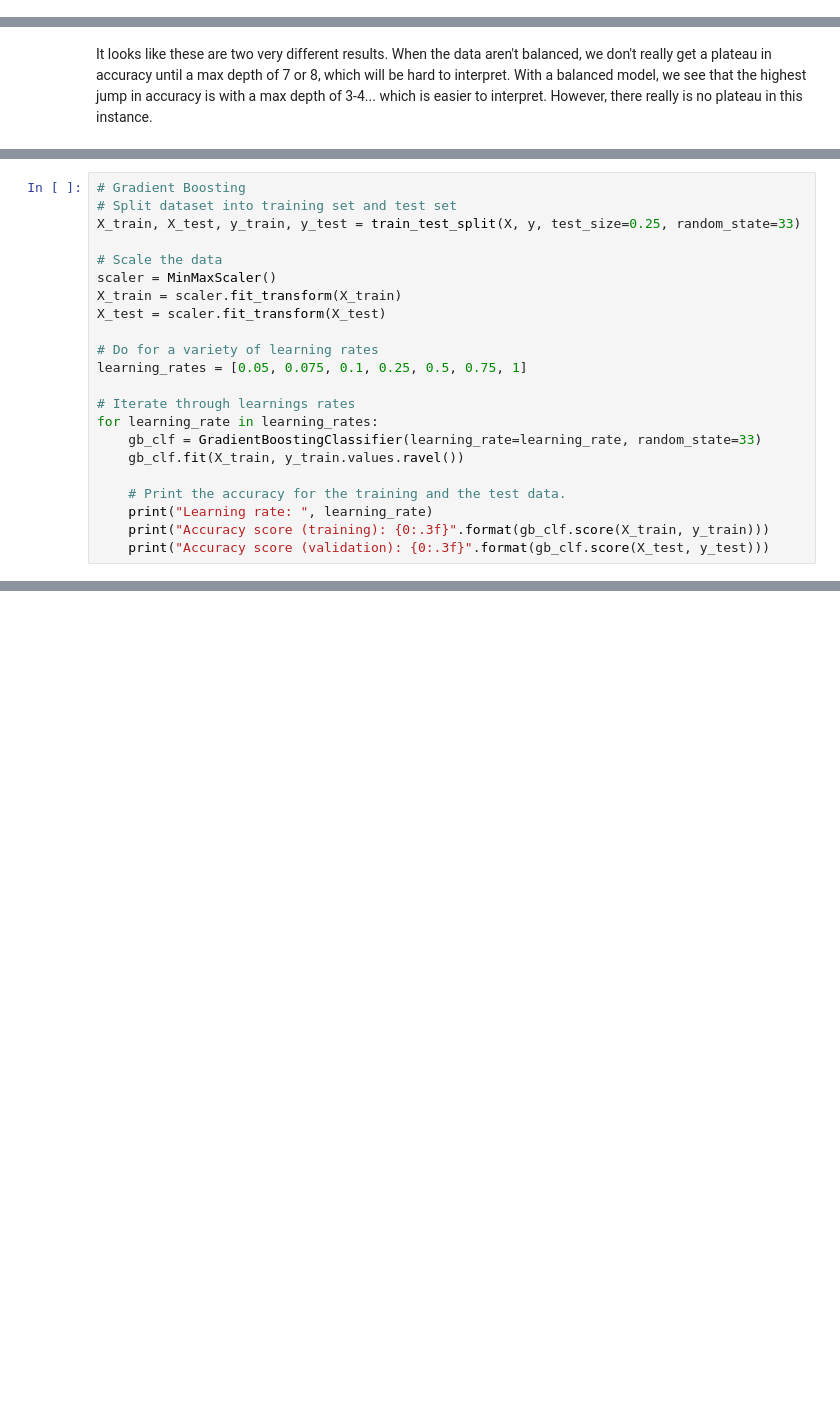
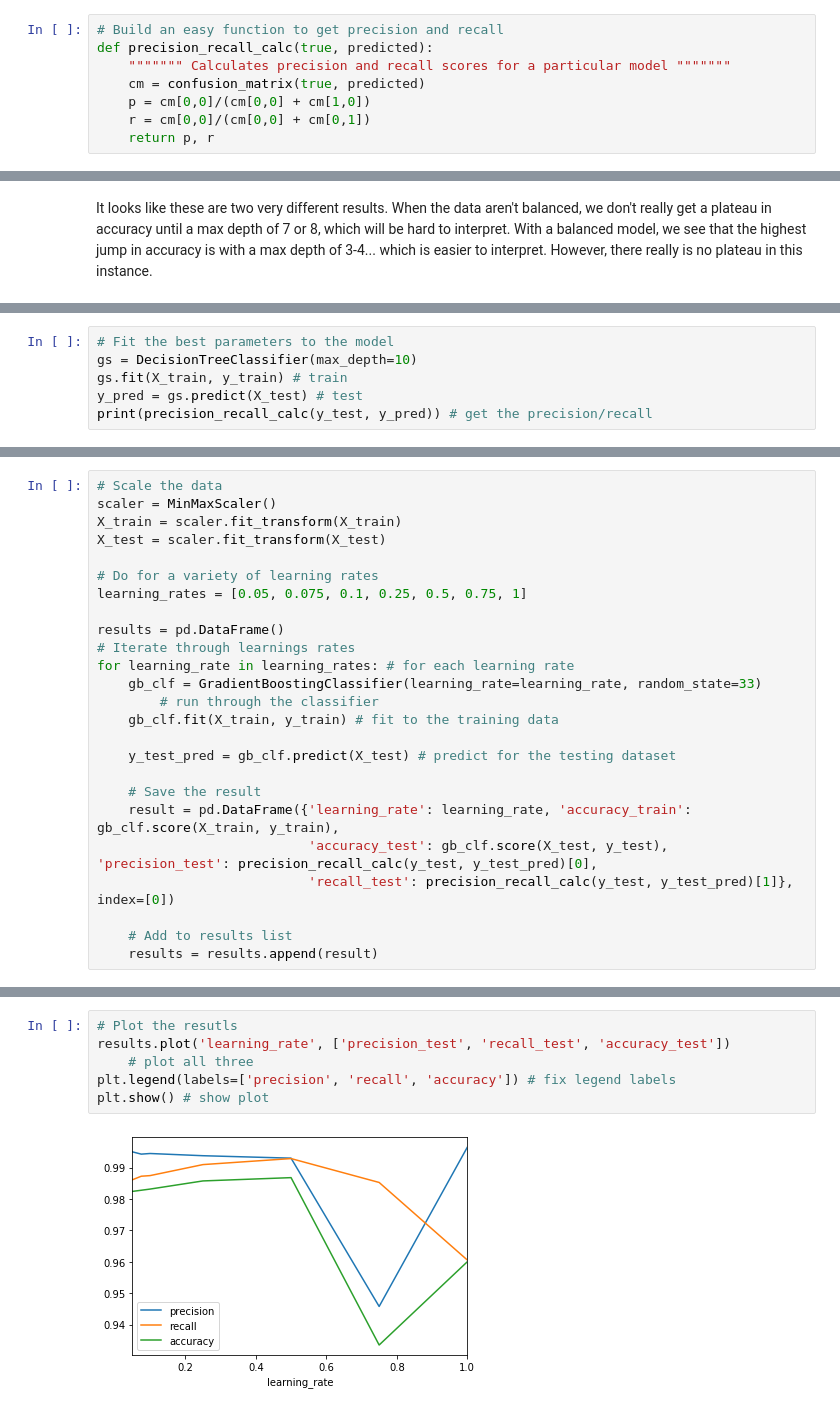
Before and after one commit to echelleburns/SpringBoard-Capstone1, a Jupyter notebook: Machine_Learning/Machine_Learning.ipynb, the cells around one changed output, grey strips where cells are left out. Cells and saved outputs as stored; diff of their text form; blank space fills up the shorter version.

Commit message:
added more models

```diff
--- a/Machine_Learning/Machine_Learning.ipynb
+++ b/Machine_Learning/Machine_Learning.ipynb
@@ -21,3 +37,11 @@ from sklearn.ensemble import GradientBoostingClassifier
 
 # Grid Search
 from sklearn.model_selection import GridSearchCV
+# %%
+# Build an easy function to get precision and recall
+def precision_recall_calc(true, predicted):
+    """"""" Calculates precision and recall scores for a particular model """""""
+    cm = confusion_matrix(true, predicted)
+    p = cm[0,0]/(cm[0,0] + cm[1,0])
+    r = cm[0,0]/(cm[0,0] + cm[0,1])
+    return p, r
@@ -179,0 +230,6 @@ plt.show()
+# %%
+# Fit the best parameters to the model
+gs = DecisionTreeClassifier(max_depth=10)
+gs.fit(X_train, y_train) # train
+y_pred = gs.predict(X_test) # test
+print(precision_recall_calc(y_test, y_pred)) # get the precision/recall
@@ -180,8 +246,4 @@ plt.show()
 # %%
-# Gradient Boosting
-# Split dataset into training set and test set
-X_train, X_test, y_train, y_test = train_test_split(X, y, test_size=0.25, random_state=33)
-
 # Scale the data
 scaler = MinMaxScaler()
 X_train = scaler.fit_transform(X_train)
@@ -190,12 +252,19 @@ X_test = scaler.fit_transform(X_test)
 # Do for a variety of learning rates
 learning_rates = [0.05, 0.075, 0.1, 0.25, 0.5, 0.75, 1]
 
+results = pd.DataFrame()
 # Iterate through learnings rates
-for learning_rate in learning_rates:
+for learning_rate in learning_rates: # for each learning rate
     gb_clf = GradientBoostingClassifier(learning_rate=learning_rate, random_state=33)
-    gb_clf.fit(X_train, y_train.values.ravel())
+        # run through the classifier
+    gb_clf.fit(X_train, y_train) # fit to the training data
 
-    # Print the accuracy for the training and the test data.
-    print("Learning rate: ", learning_rate)
-    print("Accuracy score (training): {0:.3f}".format(gb_clf.score(X_train, y_train)))
-    print("Accuracy score (validation): {0:.3f}".format(gb_clf.score(X_test, y_test)))
+    y_test_pred = gb_clf.predict(X_test) # predict for the testing dataset
+
+    # Save the result
+    result = pd.DataFrame({'learning_rate': learning_rate, 'accuracy_train': gb_clf.score(X_train, y_train),
+                           'accuracy_test': gb_clf.score(X_test, y_test), 'precision_test': precision_recall_calc(y_test, y_test_pred)[0],
+                           'recall_test': precision_recall_calc(y_test, y_test_pred)[1]}, index=[0])
+
+    # Add to results list
+    results = results.append(result)
@@ -221,0 +271,8 @@ It seems like the data are performing pretty well until a learning rate of 0.75.
+# %%
+# Plot the resutls
+results.plot('learning_rate', ['precision_test', 'recall_test', 'accuracy_test'])
+    # plot all three
+plt.legend(labels=['precision', 'recall', 'accuracy']) # fix legend labels
+plt.show() # show plot
+# %% [output]
+[figure, added]
```
Also changed, not shown: parts of 46 cells of this notebook.
